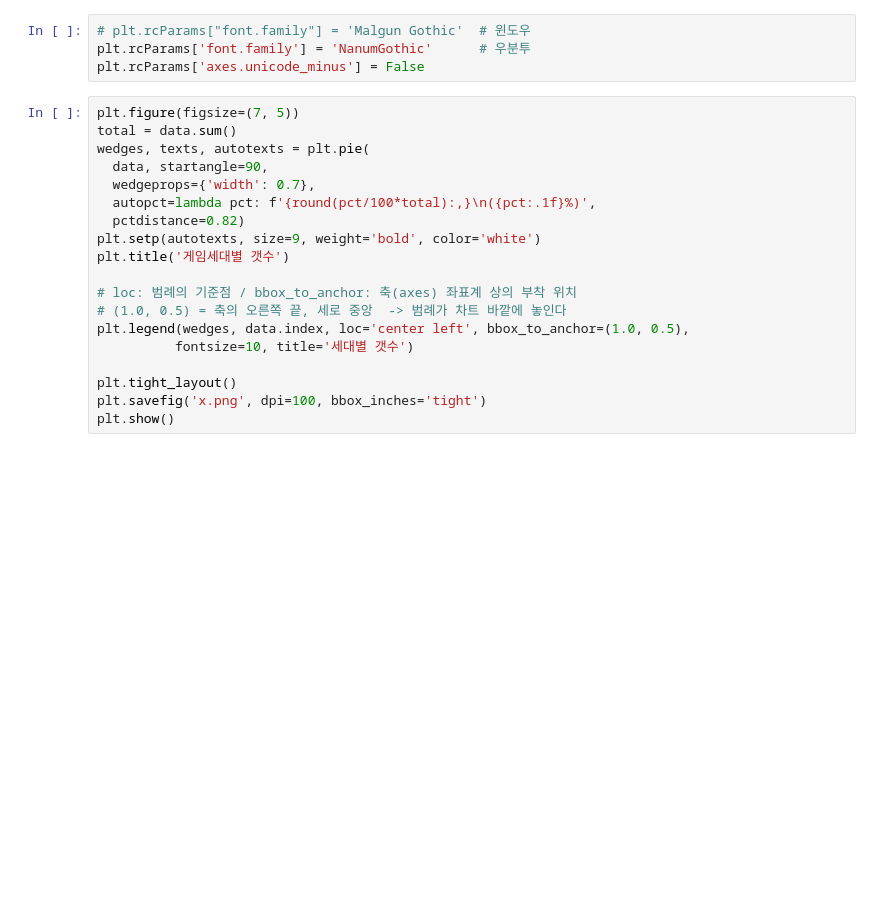
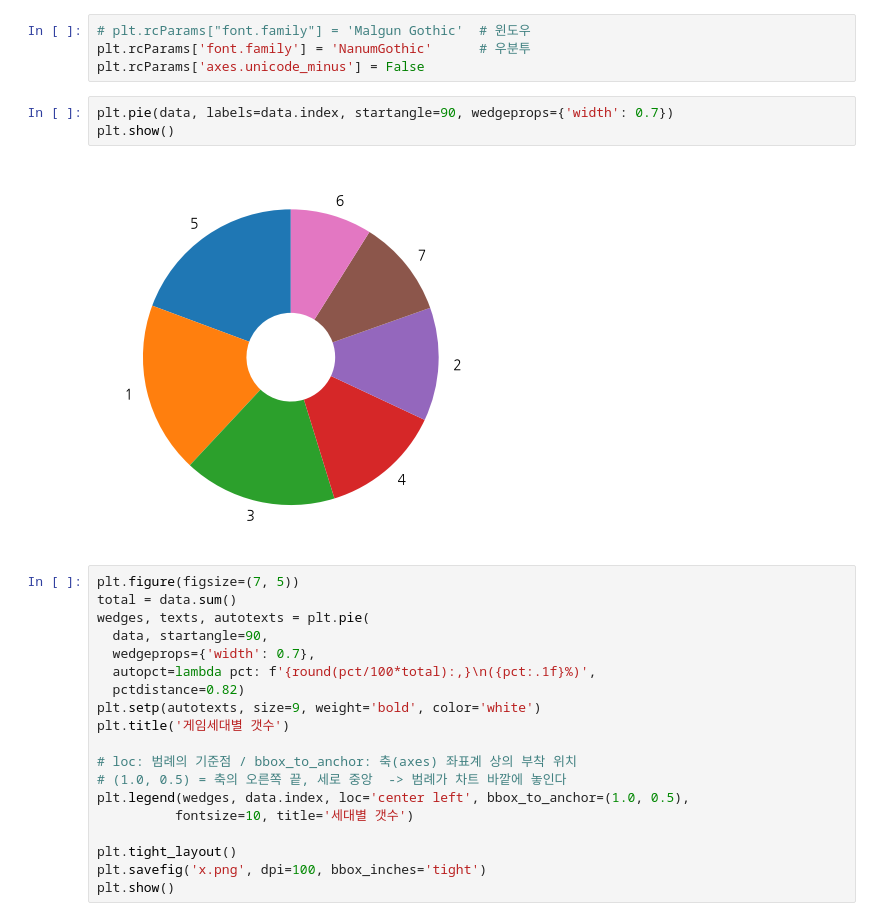
Before and after one commit to steve0joo/gg1th_data_analisys_ex, a Jupyter notebook: 2.a 강의 Matplotlib.ipynb, the cells around one changed output. Saved outputs shown, nothing was run; the diff lists cells and outputs as text; blank space fills up the shorter version.

```diff
--- a/2.a 강의 Matplotlib.ipynb
+++ b/2.a 강의 Matplotlib.ipynb
@@ -259,6 +259,11 @@ Name: count, dtype: int64
 # plt.rcParams["font.family"] = 'Malgun Gothic'  # 윈도우
 plt.rcParams['font.family'] = 'NanumGothic'      # 우분투
 plt.rcParams['axes.unicode_minus'] = False
+# %%
+plt.pie(data, labels=data.index, startangle=90, wedgeprops={'width': 0.7})
+plt.show()
+# %% [output]
+[figure, added]
 # %%
 plt.figure(figsize=(7, 5))
 total = data.sum()
```
Also changed, not shown: parts of 6 cells of this notebook, 2 other files.
